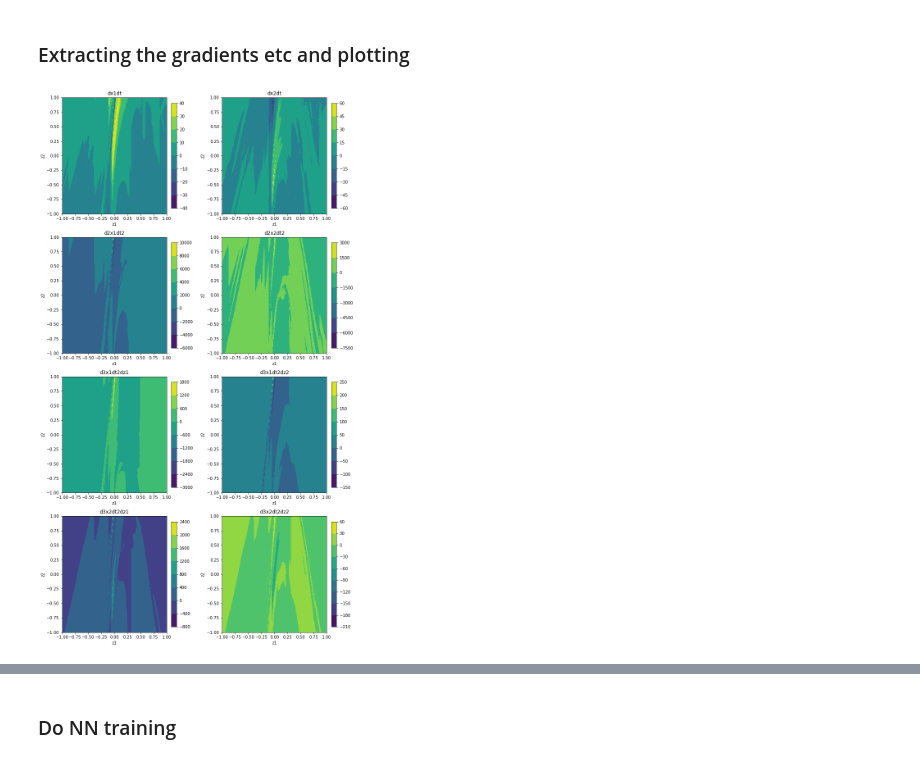
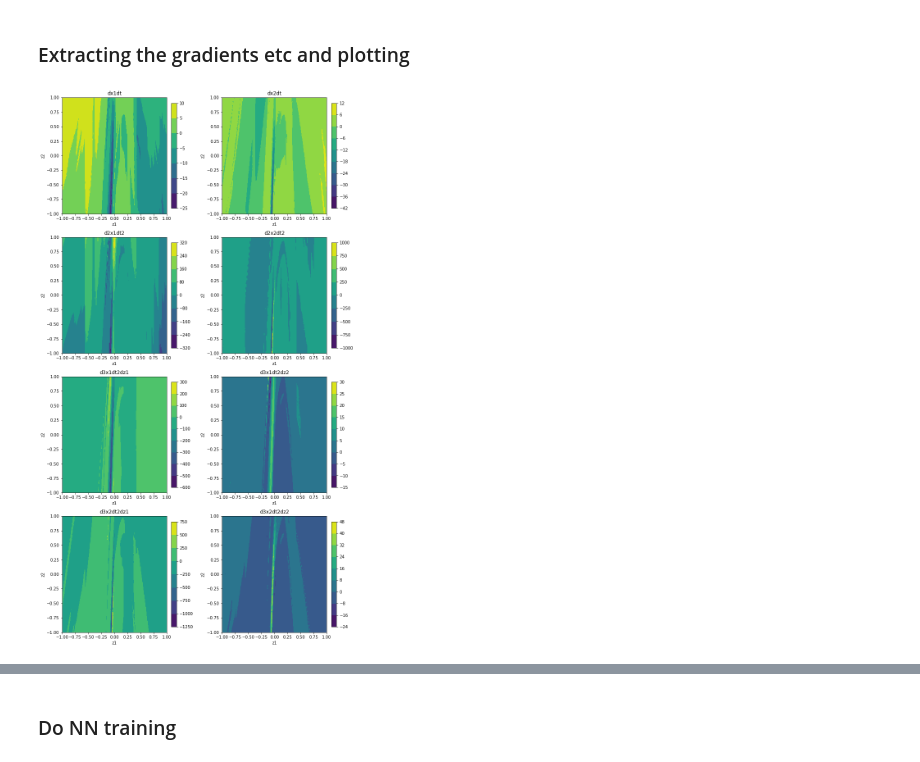
Before and after one commit to Romit-Maulik/Practice, a Jupyter notebook: Generative_Models/Normalizing_Flows/NF_Gradient_HalfMoons.ipynb, the cells around one changed output, grey strips where cells are left out. Drawn from its saved outputs; the diff is of its cells as text; code cells hidden in the pictures.

```diff
--- a/Generative_Models/Normalizing_Flows/NF_Gradient_HalfMoons.ipynb
+++ b/Generative_Models/Normalizing_Flows/NF_Gradient_HalfMoons.ipynb
@@ -263,7 +263,7 @@ params = np.zeros(shape=(grid.shape[0],1))
 # %% [markdown]
 ### Extracting the gradients etc and plotting
 # %%
-params[:,0] = 0.05 # Time
+params[:,0] = 0.0 # Time
 g1, g2, v = flow_model.extract_gradient(grid,params)
 
 # Gradient of x1, x2 with respect to t (velocity)
@@ -294,34 +294,34 @@ ax[1,1].set_title('d2x2dt2')
 
 cs5 = ax[2,0].contourf(zxv,zyv,d3x1dt2dz1)#,levels=levels)
 ax[2,0].set_title('d3x1dt2dz1')
 
 cs6 = ax[2,1].contourf(zxv,zyv,d3x1dt2dz2)#,levels=levels)
 ax[2,1].set_title('d3x1dt2dz2')
 
 cs7 = ax[3,0].contourf(zxv,zyv,d3x2dt2dz1)#,levels=levels)
 ax[3,0].set_title('d3x2dt2dz1')
 
 cs8 = ax[3,1].contourf(zxv,zyv,d3x2dt2dz2)#,levels=levels)
 ax[3,1].set_title('d3x2dt2dz2')
 
 
 for i in range(4):
     for j in range(2):
         ax[i,j].set_xlabel('z1')
         ax[i,j].set_ylabel('z2')
 
 fig.colorbar(cs1,ax=ax[0,0],fraction=0.046, pad=0.04)
 fig.colorbar(cs2,ax=ax[0,1],fraction=0.046, pad=0.04)
 fig.colorbar(cs3,ax=ax[1,0],fraction=0.046, pad=0.04)
 fig.colorbar(cs4,ax=ax[1,1],fraction=0.046, pad=0.04)
 fig.colorbar(cs5,ax=ax[2,0],fraction=0.046, pad=0.04)
 fig.colorbar(cs6,ax=ax[2,1],fraction=0.046, pad=0.04)
 fig.colorbar(cs7,ax=ax[3,0],fraction=0.046, pad=0.04)
 fig.colorbar(cs8,ax=ax[3,1],fraction=0.046, pad=0.04)
 plt.subplots_adjust(wspace = 0.4)
 plt.show()
 # %% [output]
-[figure, old version]
+[figure, new version]
 # %%
 system_data = []
 for time in np.arange(0.0,final_time,0.1):
```
Also changed, not shown: parts of 7 cells of this notebook.
